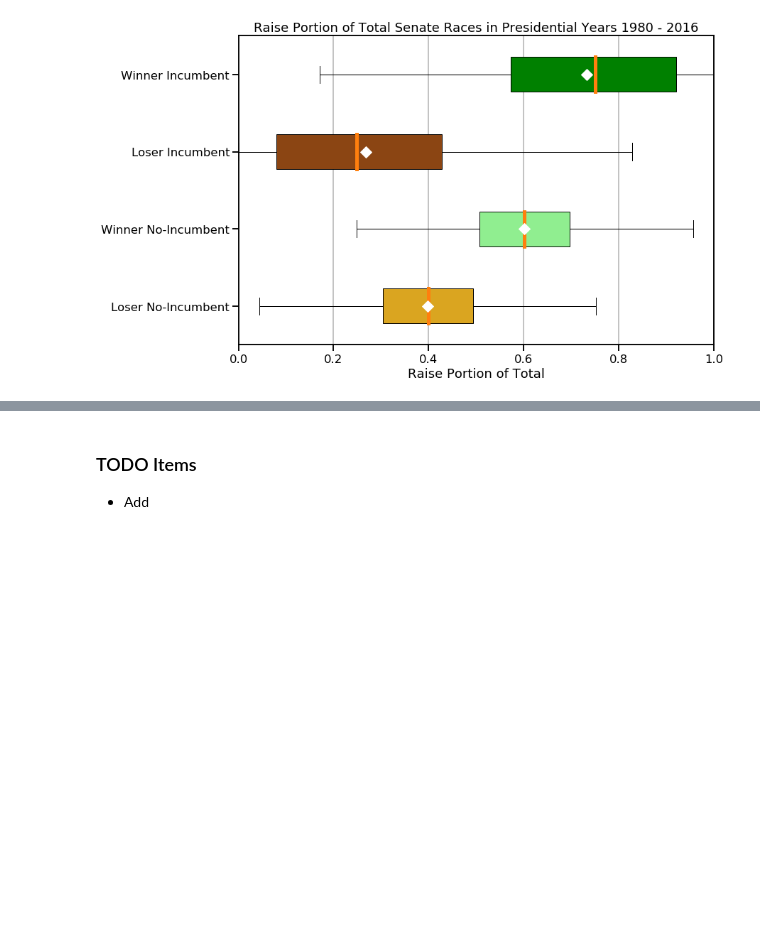
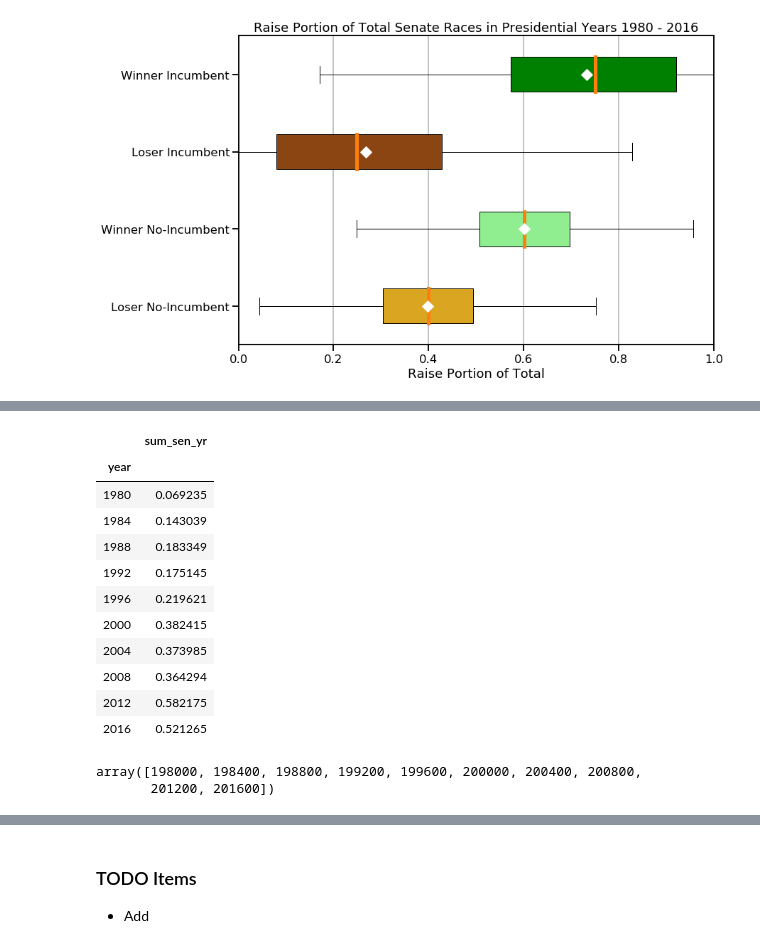
Before and after one commit to MichaelSzczepaniak/CampaignFinance, a Jupyter notebook: ExploreCampaignFinance.ipynb, the cells around one changed output, grey strips where cells are left out. Cells and saved outputs as stored; diff of their text form; code cells hidden in the pictures; blank space fills up the shorter version.

```diff
--- a/ExploreCampaignFinance.ipynb
+++ b/ExploreCampaignFinance.ipynb
@@ -1341,0 +1342,27 @@ ax.set_axisbelow(True)
+# %%
+df_sen_yr_hist = df_sen_mod.groupby('year').agg(
+    sum_sen_yr = pd.NamedAgg(column='TTL_RECEIPTS', aggfunc=sum)
+)
+
+df_sen_yr_hist['sum_sen_yr'] = df_sen_yr_hist['sum_sen_yr'] / 1e09
+df_sen_yr_hist
+# %% [output]
+|  | sum_sen_yr |
+| year |  |
+| 1980 | 0.069235 |
+| 1984 | 0.143039 |
+| 1988 | 0.183349 |
+| 1992 | 0.175145 |
+| 1996 | 0.219621 |
+| 2000 | 0.382415 |
+| 2004 | 0.373985 |
+| 2008 | 0.364294 |
+| 2012 | 0.582175 |
+| 2016 | 0.521265 |
+# %%
+x_line = np.arange(1980, 2017, 4)
+y_line = 100 * x_line
+y_line
+# %% [output]
+array([198000, 198400, 198800, 199200, 199600, 200000, 200400, 200800,
+       201200, 201600])
```
Also changed, not shown: parts of 15 cells of this notebook.
